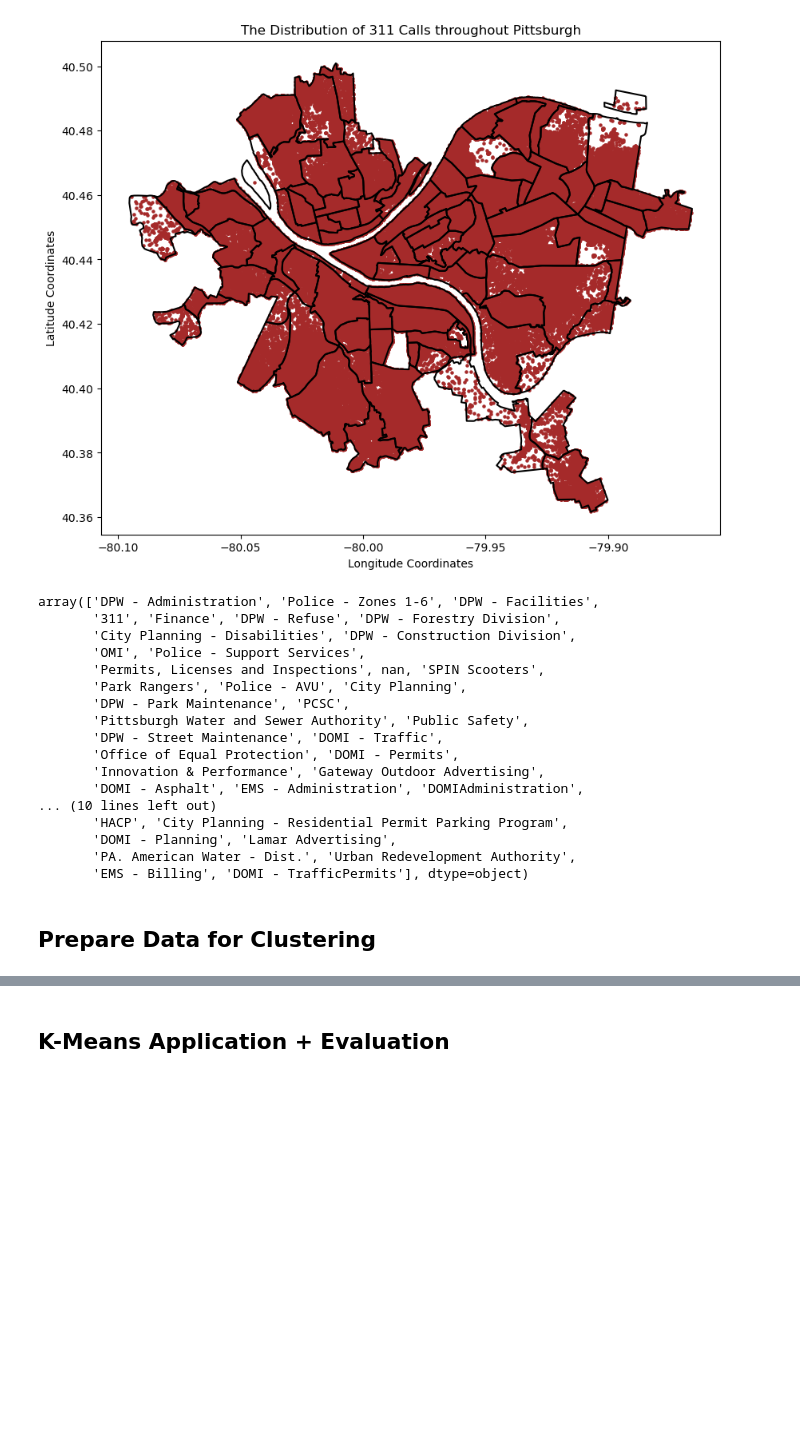
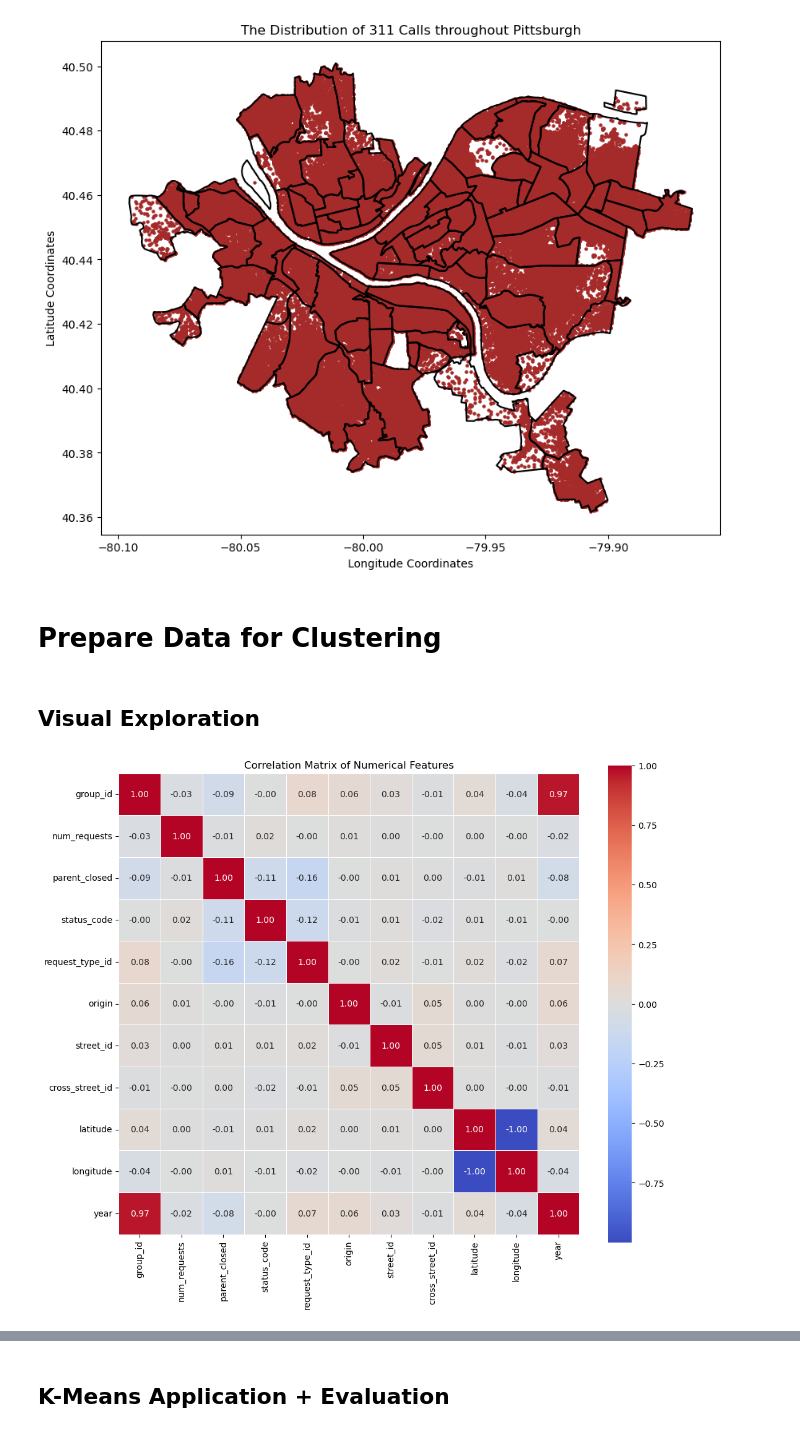
Before and after one commit to alankagiri/Machine_Learning_For_Public_Policy_Adding_Value_Project, a Jupyter notebook: 311_Data_EDA.ipynb, the cells around one changed output, grey strips where cells are left out. Saved outputs shown, nothing was run; the diff lists cells and outputs as text; code cells hidden in the pictures; blank space fills up the shorter version.

```diff
--- a/311_Data_EDA.ipynb
+++ b/311_Data_EDA.ipynb
@@ -251,25 +368,17 @@ plt.ylabel('Latitude Coordinates')
 plt.show()
 # %% [output]
 [figure]
-# %%
-filtered_data.dept.unique()
-# %% [output]
-array(['DPW - Administration', 'Police - Zones 1-6', 'DPW - Facilities',
-       '311', 'Finance', 'DPW - Refuse', 'DPW - Forestry Division',
-       'City Planning - Disabilities', 'DPW - Construction Division',
-       'OMI', 'Police - Support Services',
-       'Permits, Licenses and Inspections', nan, 'SPIN Scooters',
-       'Park Rangers', 'Police - AVU', 'City Planning',
-       'DPW - Park Maintenance', 'PCSC',
-       'Pittsburgh Water and Sewer Authority', 'Public Safety',
-       'DPW - Street Maintenance', 'DOMI - Traffic',
-       'Office of Equal Protection', 'DOMI - Permits',
-       'Innovation & Performance', 'Gateway Outdoor Advertising',
-       'DOMI - Asphalt', 'EMS - Administration', 'DOMIAdministration',
-... (10 lines left out)
-       'HACP', 'City Planning - Residential Permit Parking Program',
-       'DOMI - Planning', 'Lamar Advertising',
-       'PA. American Water - Dist.', 'Urban Redevelopment Authority',
-       'EMS - Billing', 'DOMI - TrafficPermits'], dtype=object)
 # %% [markdown]
-## Prepare Data for Clustering
+# Prepare Data for Clustering
+# %% [markdown]
+## Visual Exploration
+# %%
+#numeric_df = filtered_data.select_dtypes(include=['number'])
+correlation_matrix = filtered_data.select_dtypes(include=['number']).corr() #the include=['number'] filters numeric columns only
+
+plt.figure(figsize=(12, 10))
+sns.heatmap(correlation_matrix, annot=True, fmt=".2f", cmap='coolwarm', square=True, linewidths=0.5)
+plt.title("Correlation Matrix of Numerical Features")
+plt.show()
+# %% [output]
+[figure, added]
```
Also changed, not shown: parts of 39 cells of this notebook, 1 other file.
